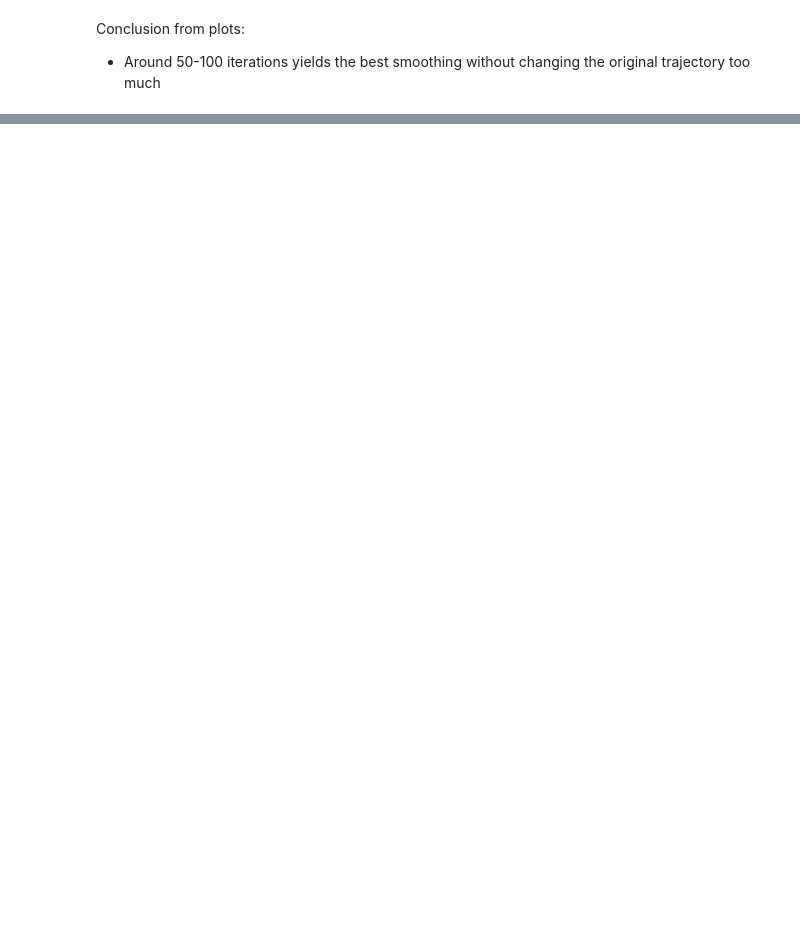
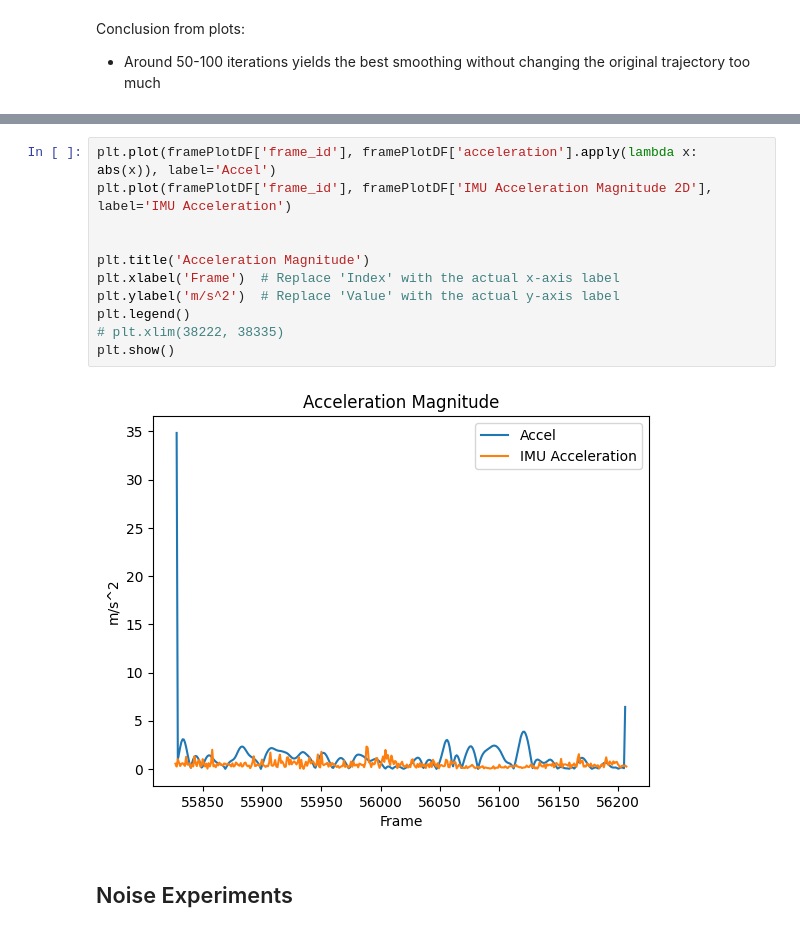
Before and after one commit to AdamSuma/TrackingDataSmoothing, a Jupyter notebook: src/timeSeriesAnalysis.ipynb, the cells around one changed output, grey strips where cells are left out. Drawn from its saved outputs; the diff is of its cells as text; blank space fills up the shorter version.

Commit message:
added Noise experiments in TSA

```diff
--- a/src/timeSeriesAnalysis.ipynb
+++ b/src/timeSeriesAnalysis.ipynb
@@ -341,0 +452,15 @@ Conclusion from plots:
+# %%
+plt.plot(framePlotDF['frame_id'], framePlotDF['acceleration'].apply(lambda x: abs(x)), label='Accel')
+plt.plot(framePlotDF['frame_id'], framePlotDF['IMU Acceleration Magnitude 2D'], label='IMU Acceleration')
+
+
+plt.title('Acceleration Magnitude')
+plt.xlabel('Frame')  # Replace 'Index' with the actual x-axis label
+plt.ylabel('m/s^2')  # Replace 'Value' with the actual y-axis label
+plt.legend()
+# plt.xlim(38222, 38335)
+plt.show()
+# %% [output]
+[figure, added]
+# %% [markdown]
+<h2>Noise Experiments</h2>
```
Also changed, not shown: parts of 27 cells of this notebook, 3 other files.
